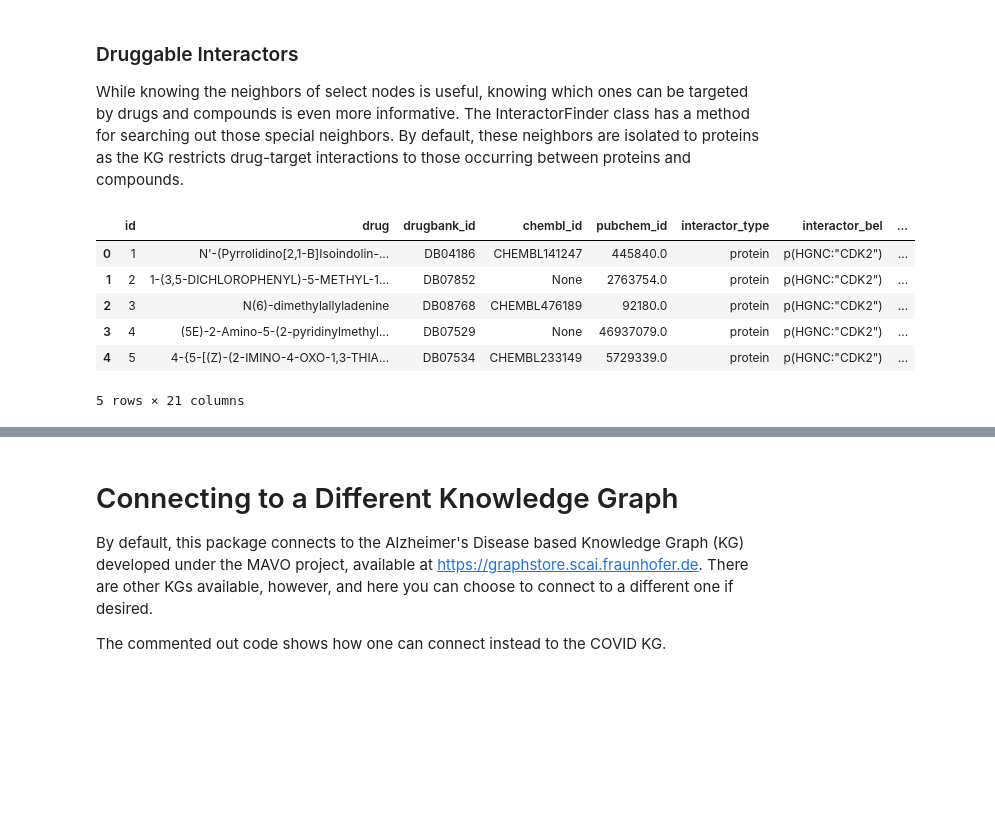
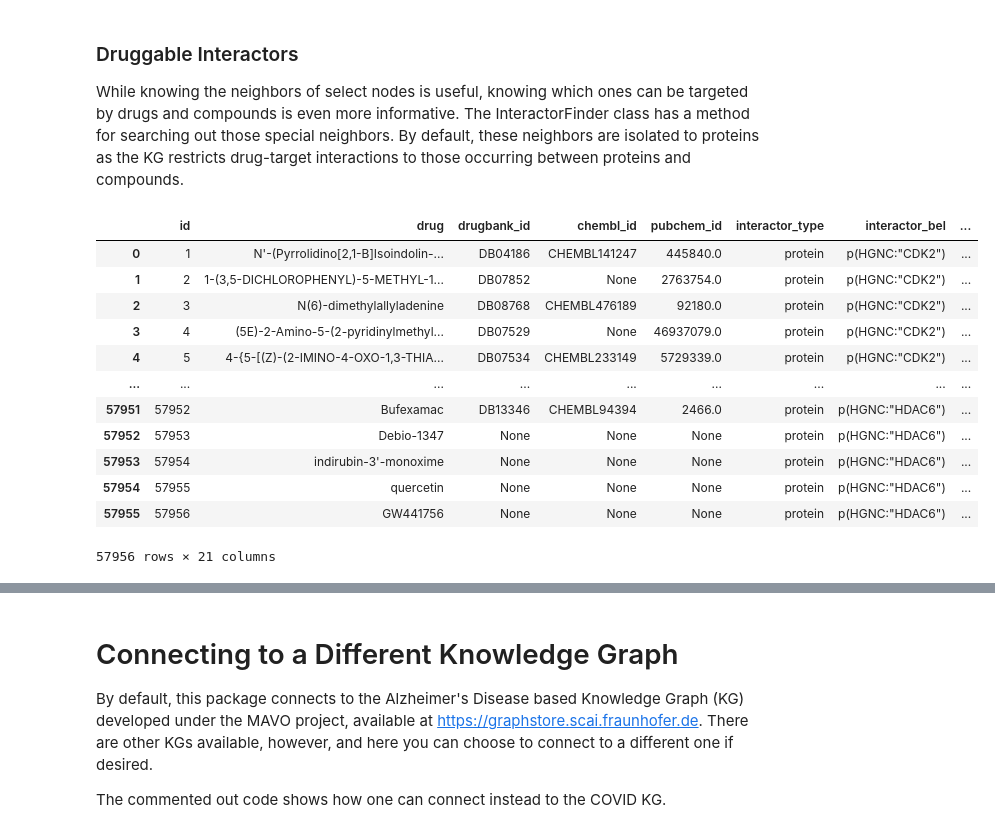
Before and after one commit to e-bel/drugintfinder, a Jupyter notebook: notebooks/Tutorial.ipynb, the cells around one changed output, grey strips where cells are left out. Cells and saved outputs as stored; diff of their text form; code cells hidden in the pictures; blank space fills up the shorter version.

```diff
--- a/notebooks/Tutorial.ipynb
+++ b/notebooks/Tutorial.ipynb
@@ -22,15 +30,21 @@ neighbors.head()
 While knowing the neighbors of select nodes is useful, knowing which ones can be targeted by drugs and compounds is even more informative. The InteractorFinder class has a method for searching out those special neighbors. By default, these neighbors are isolated to proteins as the KG restricts drug-target interactions to those occurring between proteins and compounds.
 # %%
 druggable_ints = finder.druggable_interactors()
-druggable_ints.head()
+druggable_ints
 # %% [output]
 |  | id | drug | drugbank_id | chembl_id | pubchem_id | interactor_type | interactor_bel | ... |
 | 0 | 1 | N'-(Pyrrolidino[2,1-B]Isoindolin-... | DB04186 | CHEMBL141247 | 445840.0 | protein | p(HGNC:"CDK2") | ... |
 | 1 | 2 | 1-(3,5-DICHLOROPHENYL)-5-METHYL-1... | DB07852 | None | 2763754.0 | protein | p(HGNC:"CDK2") | ... |
 | 2 | 3 | N(6)-dimethylallyladenine | DB08768 | CHEMBL476189 | 92180.0 | protein | p(HGNC:"CDK2") | ... |
 | 3 | 4 | (5E)-2-Amino-5-(2-pyridinylmethyl... | DB07529 | None | 46937079.0 | protein | p(HGNC:"CDK2") | ... |
 | 4 | 5 | 4-{5-[(Z)-(2-IMINO-4-OXO-1,3-THIA... | DB07534 | CHEMBL233149 | 5729339.0 | protein | p(HGNC:"CDK2") | ... |
+| ... | ... | ... | ... | ... | ... | ... | ... | ... |
+| 57951 | 57952 | Bufexamac | DB13346 | CHEMBL94394 | 2466.0 | protein | p(HGNC:"HDAC6") | ... |
+| 57952 | 57953 | Debio-1347 | None | None | None | protein | p(HGNC:"HDAC6") | ... |
+| 57953 | 57954 | indirubin-3'-monoxime | None | None | None | protein | p(HGNC:"HDAC6") | ... |
+| 57954 | 57955 | quercetin | None | None | None | protein | p(HGNC:"HDAC6") | ... |
+| 57955 | 57956 | GW441756 | None | None | None | protein | p(HGNC:"HDAC6") | ... |
-5 rows × 21 columns
+57956 rows × 21 columns
 # %% [markdown]
 # Ranker
 The `Ranker` class is used to generate useful statistics about identified druggable interactors. Because this scoring is restricted to druggable interactors, only the starting node and pmods are needed to initialize.
```
Also changed, not shown: parts of 5 cells of this notebook.
